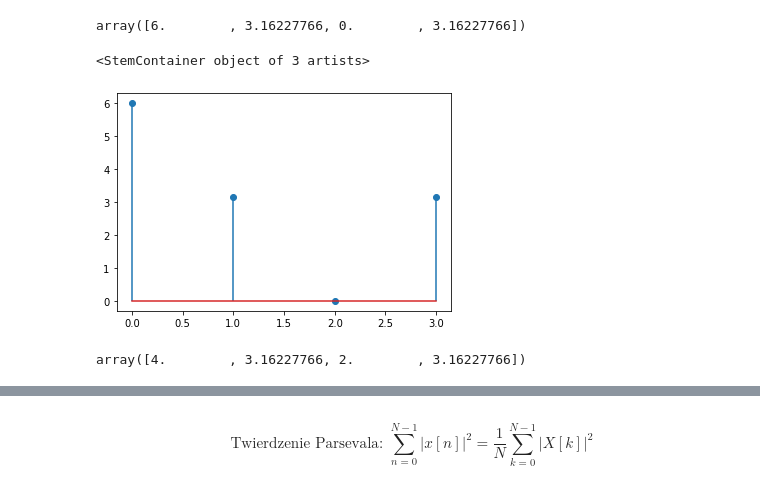
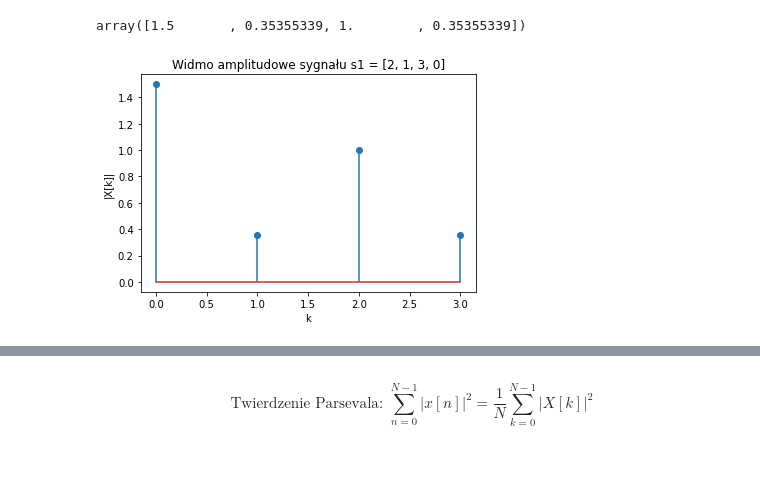
Before and after one commit to bartooo/multimedia-intro, a Jupyter notebook: discrete-time-signals-frequency/lab1_notebook.ipynb, the cells around one changed output, grey strips where cells are left out. Saved outputs shown, nothing was run; the diff lists cells and outputs as text; code cells hidden in the pictures; blank space fills up the shorter version.

```diff
--- a/discrete-time-signals-frequency/lab1_notebook.ipynb
+++ b/discrete-time-signals-frequency/lab1_notebook.ipynb
@@ -13 +17,3 @@ s2 = [0, 3, 1, 0]
+# %%
+N = 4
 # %% [markdown]
@@ -15,3 +21,3 @@ $$ \text{DFT:  } X(k) = \frac{1}{N} \sum_{n=0}^{N-1}x(n)e^\frac {-j2\pi kn}{N}$$
 # %%
-s1_fft = np.fft.fft(a=s1)
+s1_fft = np.fft.fft(a=s1) / N
 # %%
@@ -29,12 +35,17 @@ $$ \text {Widmo amplitudowe:   }  \lvert X(k) \rvert$$
+# %%
+def plot_spectrum(spect, spect_type, signal_name, signal=None, x=None):
+    plt.stem(spect) if x is None else plt.stem(x, spect)
+    plt.title(f'Widmo {spect_type} sygnału {signal_name} = {signal}') if signal else plt.title(f'Widmo {spect_type} sygnału {signal_name}')
+    plt.xlabel('k')
+    plt.ylabel('|X[k]|') if spect_type == 'amplitudowe' else plt.ylabel('arg X[k]')
 # %%
-mod_s1_fft = np.abs(s1_k)
+abs_s1_fft = np.abs(s1_fft)
-# %%
-mod_s1_fft
-# %% [output]
-array([6.        , 3.16227766, 0.        , 3.16227766])
-# %%
-plt.stem(mod_s1_fft)
-# %% [output]
-<StemContainer object of 3 artists>
-[figure, removed]
+# %%
+abs_s1_fft # Widmo amplitudowe s1
+# %% [output]
+array([1.5       , 0.35355339, 1.        , 0.35355339])
+# %%
+plot_spectrum(abs_s1_fft, 'amplitudowe', 's1', s1)
+# %% [output]
+[figure, added]
 # %%
@@ -42,4 +52,0 @@ mod_s2_fft = np.abs(s2_k)
-# %%
-mod_s2_fft
-# %% [output]
-array([4.        , 3.16227766, 2.        , 3.16227766])
```
Also changed, not shown: parts of 153 cells of this notebook.
